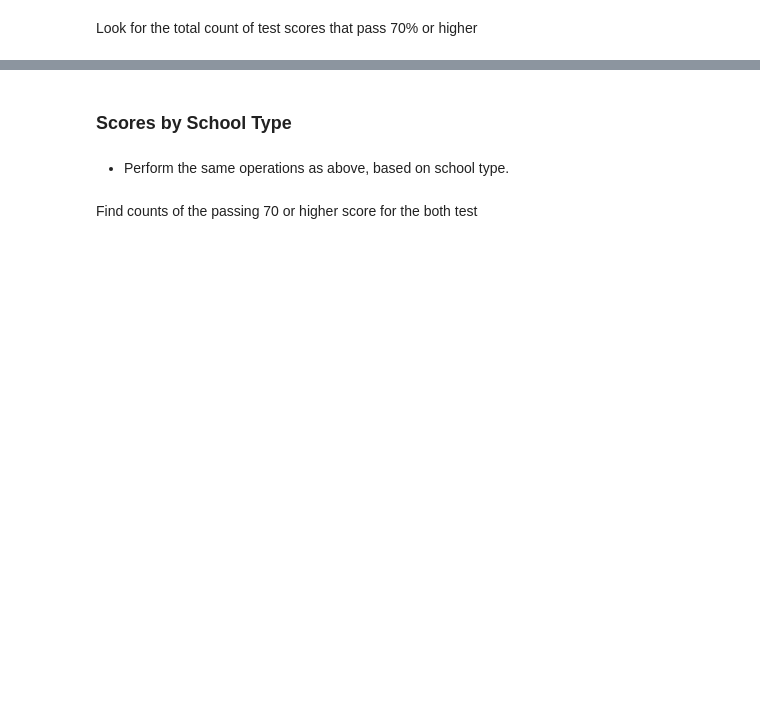
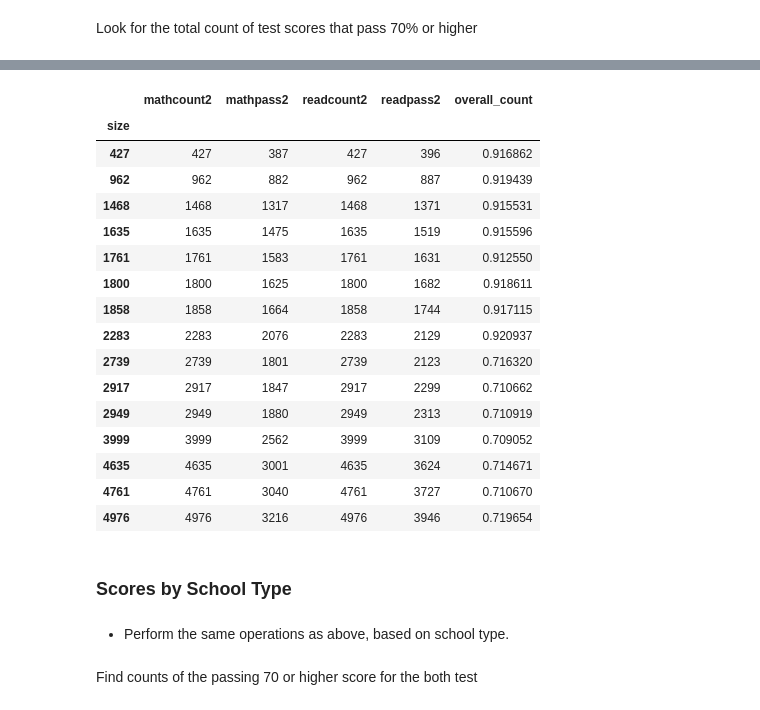
Before and after one commit to alyssagacos/Python_HW, a Jupyter notebook: Python_Lab_Assignment.ipynb, the cells around one changed output, grey strips where cells are left out. Drawn from its saved outputs; the diff is of its cells as text; code cells hidden in the pictures; blank space fills up the shorter version.

```diff
--- a/Python_Lab_Assignment.ipynb
+++ b/Python_Lab_Assignment.ipynb
@@ -400,3 +767,34 @@ Look for the total count of test scores that pass 70% or higher
+# %%
+# Calculate the overall passing rate for different school size
+
+overall_pass_size = school_data_complete.groupby('size').agg(
+    mathcount2= pd.NamedAgg(column='math_score', aggfunc='count'),
+    mathpass2= pd.NamedAgg(column='math_score', aggfunc=lambda x: (x>70).sum()),
+    readcount2= pd.NamedAgg(column='reading_score', aggfunc='count'),
+    readpass2= pd.NamedAgg(column='reading_score', aggfunc=lambda x: (x>70).sum()))
+
+overall_pass_size["overall_count"]=(overall_pass_size['mathpass2']+overall_pass_size['readpass2'])/(\
+                                    overall_pass_size['mathcount2']+overall_pass_size['readcount2'])
+
+overall_pass_size
+# %% [output]
+|  | mathcount2 | mathpass2 | readcount2 | readpass2 | overall_count |
+| size |  |  |  |  |  |
+| 427 | 427 | 387 | 427 | 396 | 0.916862 |
+| 962 | 962 | 882 | 962 | 887 | 0.919439 |
+| 1468 | 1468 | 1317 | 1468 | 1371 | 0.915531 |
+| 1635 | 1635 | 1475 | 1635 | 1519 | 0.915596 |
+| 1761 | 1761 | 1583 | 1761 | 1631 | 0.912550 |
+| 1800 | 1800 | 1625 | 1800 | 1682 | 0.918611 |
+| 1858 | 1858 | 1664 | 1858 | 1744 | 0.917115 |
+| 2283 | 2283 | 2076 | 2283 | 2129 | 0.920937 |
+| 2739 | 2739 | 1801 | 2739 | 2123 | 0.716320 |
+| 2917 | 2917 | 1847 | 2917 | 2299 | 0.710662 |
+| 2949 | 2949 | 1880 | 2949 | 2313 | 0.710919 |
+| 3999 | 3999 | 2562 | 3999 | 3109 | 0.709052 |
+| 4635 | 4635 | 3001 | 4635 | 3624 | 0.714671 |
+| 4761 | 4761 | 3040 | 4761 | 3727 | 0.710670 |
+| 4976 | 4976 | 3216 | 4976 | 3946 | 0.719654 |
 # %% [markdown]
 ### Scores by School Type
 # %% [markdown]
```
Also changed, not shown: parts of 38 cells of this notebook.
